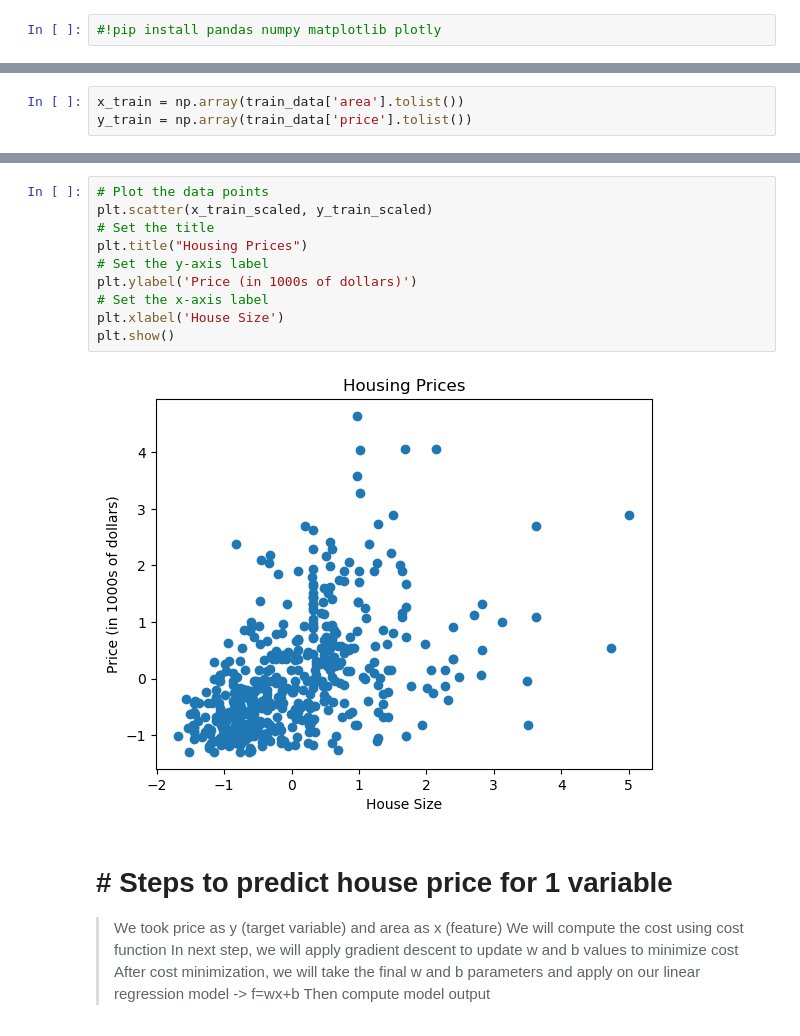
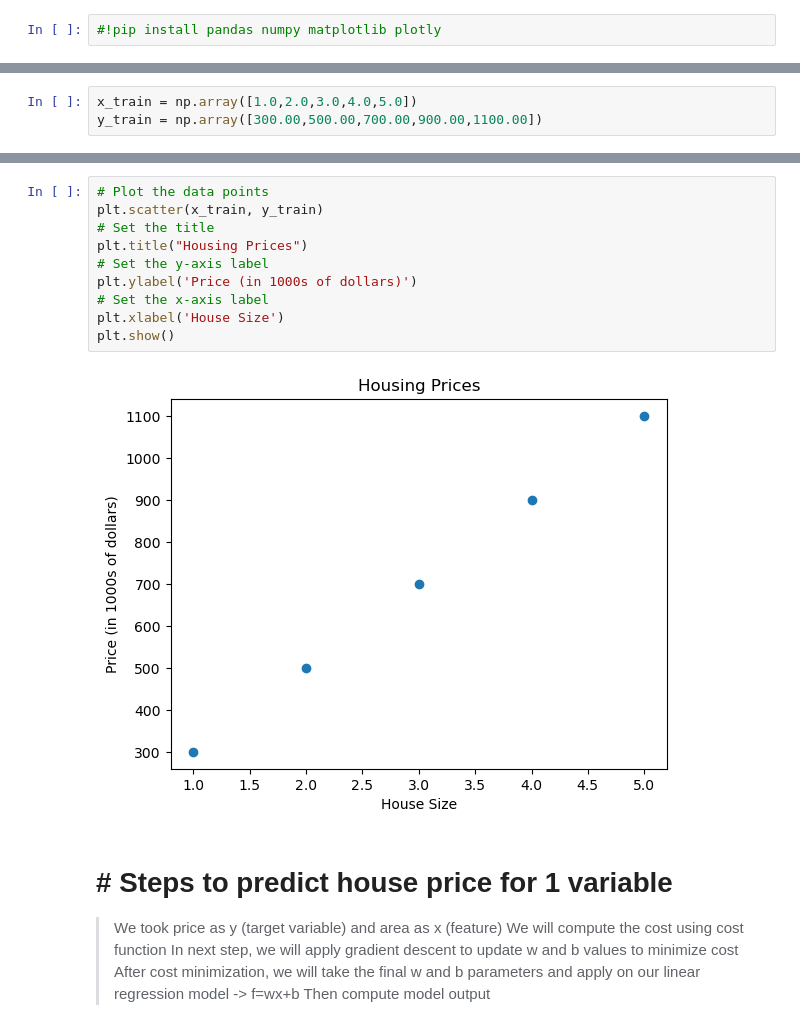
Before and after one commit to rayyanali00/MachineLearninCourse, a Jupyter notebook: HousingPricePrediction_LinearRegression_1var.ipynb, the cells around one changed output, grey strips where cells are left out. Cells and saved outputs as stored; diff of their text form.

```diff
--- a/HousingPricePrediction_LinearRegression_1var.ipynb
+++ b/HousingPricePrediction_LinearRegression_1var.ipynb
@@ -21,3 +7,3 @@ train_data,test_data = df[0:501],df[501:546]
 # %%
-x_train = np.array(train_data['area'].tolist())
-y_train = np.array(train_data['price'].tolist())
+x_train = np.array([1.0,2.0,3.0,4.0,5.0])
+y_train = np.array([300.00,500.00,700.00,900.00,1100.00])
@@ -52,15 +10,15 @@ y_train_scaled = scaler_y.fit_transform(y_train.reshape(-1, 1)).flatten()
 # %%
 # Plot the data points
-plt.scatter(x_train_scaled, y_train_scaled)
+plt.scatter(x_train, y_train)
 # Set the title
 plt.title("Housing Prices")
 # Set the y-axis label
 plt.ylabel('Price (in 1000s of dollars)')
 # Set the x-axis label
 plt.xlabel('House Size')
 plt.show()
 # %% [output]
-[figure, old version]
+[figure, new version]
 # %% [markdown]
 # # Steps to predict house price for 1 variable
 >We took price as y (target variable) and area as x (feature)
```
Also changed, not shown: parts of 23 cells of this notebook.
